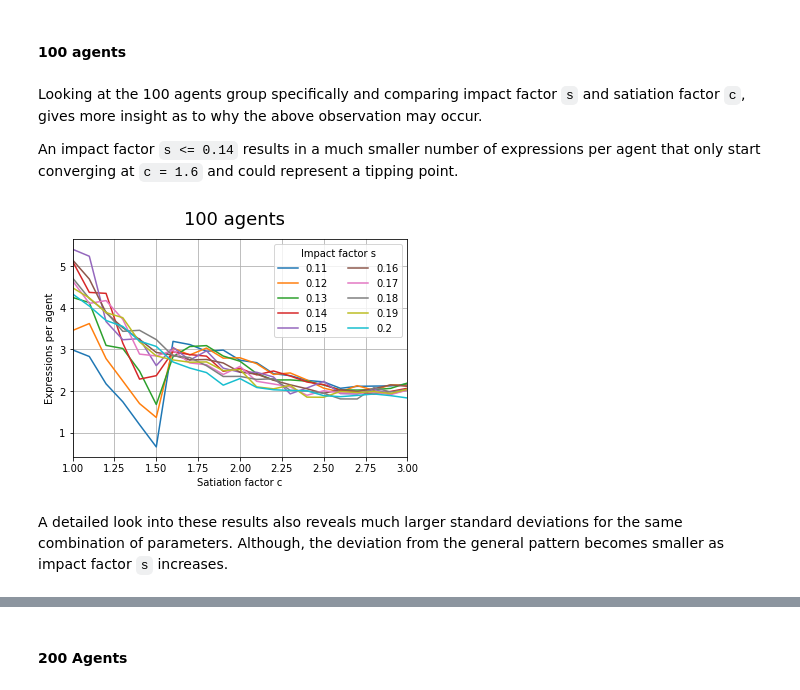
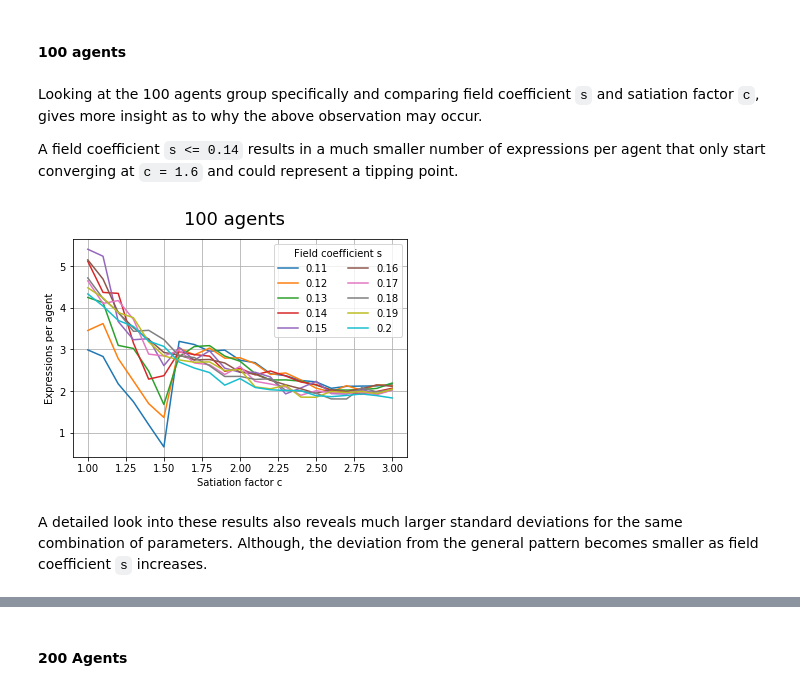
Before and after one commit to r-andre/abm-collective_emotions, a Jupyter notebook: exploration.ipynb, the cells around one changed output, grey strips where cells are left out. Saved outputs shown, nothing was run; the diff lists cells and outputs as text; code cells hidden in the pictures.

```diff
--- a/exploration.ipynb
+++ b/exploration.ipynb
@@ -119,28 +131,28 @@ Our primary output variable of interest is the number of agent expressions, sinc
 # %% [markdown]
 #### 100 agents
 # %% [markdown]
-Looking at the 100 agents group specifically and comparing impact factor `s` and satiation factor `c`, gives more insight as to why the above observation may occur.
+Looking at the 100 agents group specifically and comparing field coefficient `s` and satiation factor `c`, gives more insight as to why the above observation may occur.
 
-An impact factor `s <= 0.14` results in a much smaller number of expressions per agent that only start converging at `c = 1.6` and could represent a tipping point.
+A field coefficient `s <= 0.14` results in a much smaller number of expressions per agent that only start converging at `c = 1.6` and could represent a tipping point.
 # %%
 ax = plt.figure().add_subplot()
 
 df1 = results[results.Agents == 100].loc[:, ("Agents", "s", "c", "EpA", "EpAstd")]
 
 for nm, obj in df1.groupby("s"):
     obj.plot(x="c", y="EpA", grid=True, label=nm, ax=ax)
 
 ax.set_xlabel("Satiation factor c")
 ax.set_ylabel("Expressions per agent")
 #ax.set_yticks(range(0,12))
-ax.legend(title="Impact factor s", ncol=2)
+ax.legend(title="Field coefficient s", ncol=2)
 plt.suptitle("100 agents", fontsize=18)
 #plt.savefig("fig1.png", bbox_inches="tight")
 plt.show()
 # %% [output]
-[figure, old version]
+[figure, new version]
 # %% [markdown]
-A detailed look into these results also reveals much larger standard deviations for the same combination of parameters. Although, the deviation from the general pattern becomes smaller as impact factor `s` increases.
+A detailed look into these results also reveals much larger standard deviations for the same combination of parameters. Although, the deviation from the general pattern becomes smaller as field coefficient `s` increases.
 # %%
 fig = plt.figure(figsize=(12,4))
 ax = fig.add_subplot(251)
```
Also changed, not shown: parts of 23 cells of this notebook.
